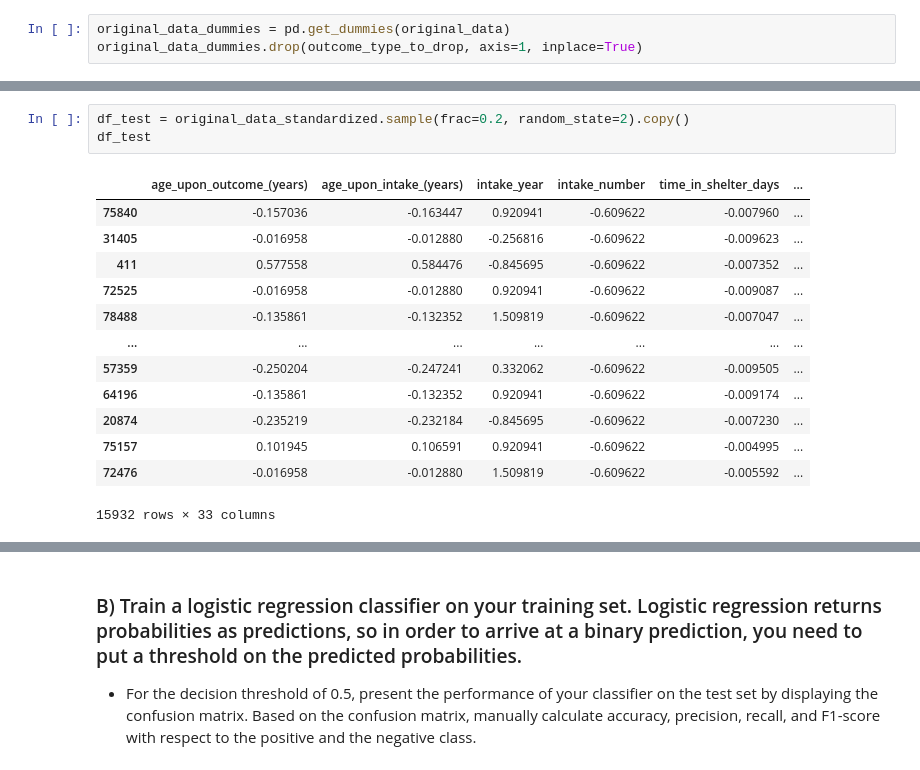
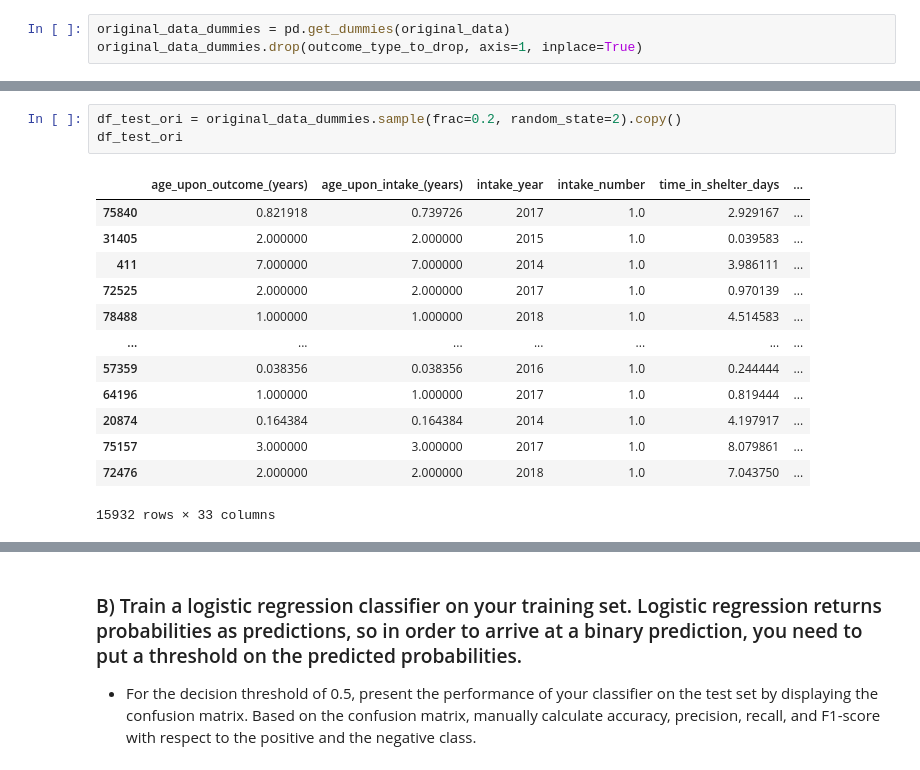
Before and after one commit to thdai2000/ada, a Jupyter notebook: Exercises/07 - Learning from data - Applied machine learning/AppliedML.ipynb, the cells around one changed output, grey strips where cells are left out. Cells and saved outputs as stored; diff of their text form.

```diff
--- a/Exercises/07 - Learning from data - Applied machine learning/AppliedML.ipynb
+++ b/Exercises/07 - Learning from data - Applied machine learning/AppliedML.ipynb
@@ -83,17 +60,17 @@ original_data_standardized
 # %%
-df_test = original_data_standardized.sample(frac=0.2, random_state=2).copy()
-df_test
+df_test_ori = original_data_dummies.sample(frac=0.2, random_state=2).copy()
+df_test_ori
 # %% [output]
 |  | age_upon_outcome_(years) | age_upon_intake_(years) | intake_year | intake_number | time_in_shelter_days | ... |
-| 75840 | -0.157036 | -0.163447 | 0.920941 | -0.609622 | -0.007960 | ... |
-| 31405 | -0.016958 | -0.012880 | -0.256816 | -0.609622 | -0.009623 | ... |
-| 411 | 0.577558 | 0.584476 | -0.845695 | -0.609622 | -0.007352 | ... |
-| 72525 | -0.016958 | -0.012880 | 0.920941 | -0.609622 | -0.009087 | ... |
-| 78488 | -0.135861 | -0.132352 | 1.509819 | -0.609622 | -0.007047 | ... |
+| 75840 | 0.821918 | 0.739726 | 2017 | 1.0 | 2.929167 | ... |
+| 31405 | 2.000000 | 2.000000 | 2015 | 1.0 | 0.039583 | ... |
+| 411 | 7.000000 | 7.000000 | 2014 | 1.0 | 3.986111 | ... |
+| 72525 | 2.000000 | 2.000000 | 2017 | 1.0 | 0.970139 | ... |
+| 78488 | 1.000000 | 1.000000 | 2018 | 1.0 | 4.514583 | ... |
 | ... | ... | ... | ... | ... | ... | ... |
-| 57359 | -0.250204 | -0.247241 | 0.332062 | -0.609622 | -0.009505 | ... |
-| 64196 | -0.135861 | -0.132352 | 0.920941 | -0.609622 | -0.009174 | ... |
-| 20874 | -0.235219 | -0.232184 | -0.845695 | -0.609622 | -0.007230 | ... |
-| 75157 | 0.101945 | 0.106591 | 0.920941 | -0.609622 | -0.004995 | ... |
-| 72476 | -0.016958 | -0.012880 | 1.509819 | -0.609622 | -0.005592 | ... |
+| 57359 | 0.038356 | 0.038356 | 2016 | 1.0 | 0.244444 | ... |
+| 64196 | 1.000000 | 1.000000 | 2017 | 1.0 | 0.819444 | ... |
+| 20874 | 0.164384 | 0.164384 | 2014 | 1.0 | 4.197917 | ... |
+| 75157 | 3.000000 | 3.000000 | 2017 | 1.0 | 8.079861 | ... |
+| 72476 | 2.000000 | 2.000000 | 2018 | 1.0 | 7.043750 | ... |
 15932 rows × 33 columns
```
Also changed, not shown: parts of 10 cells of this notebook, 3 other files.
